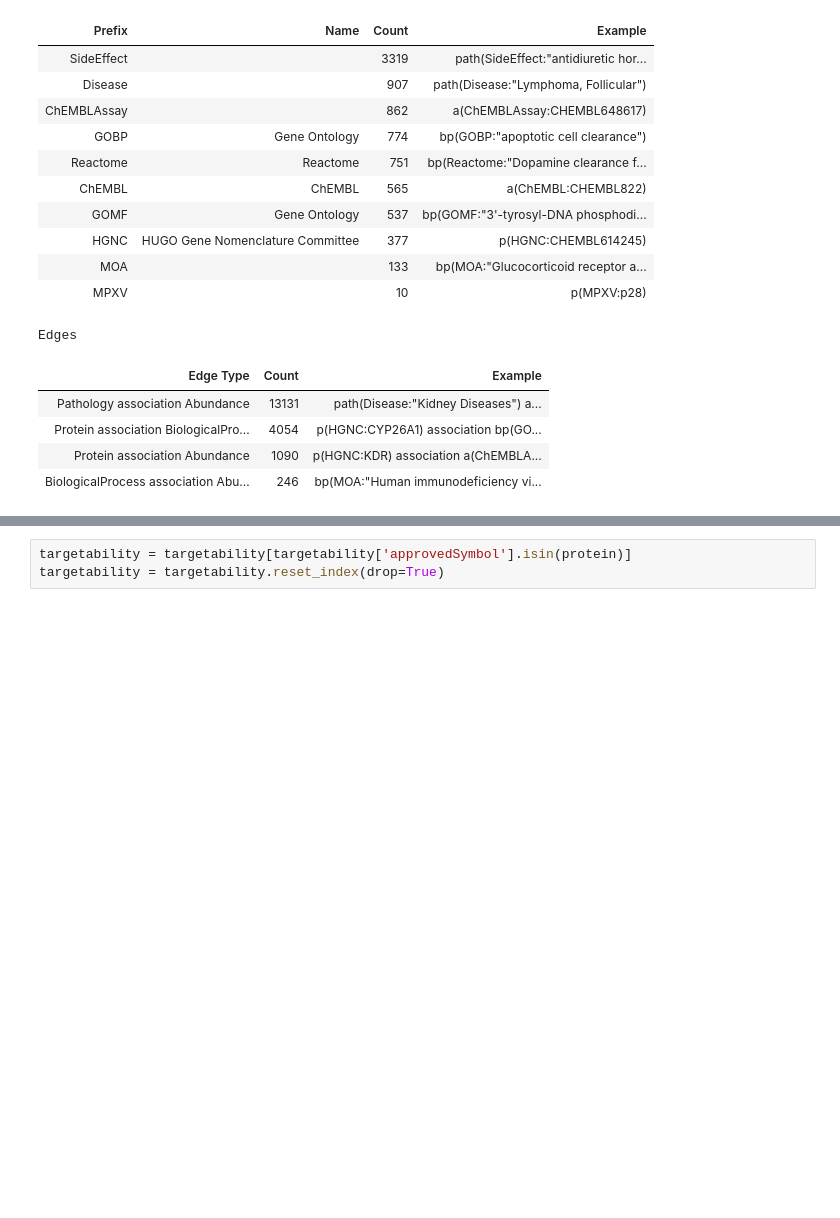
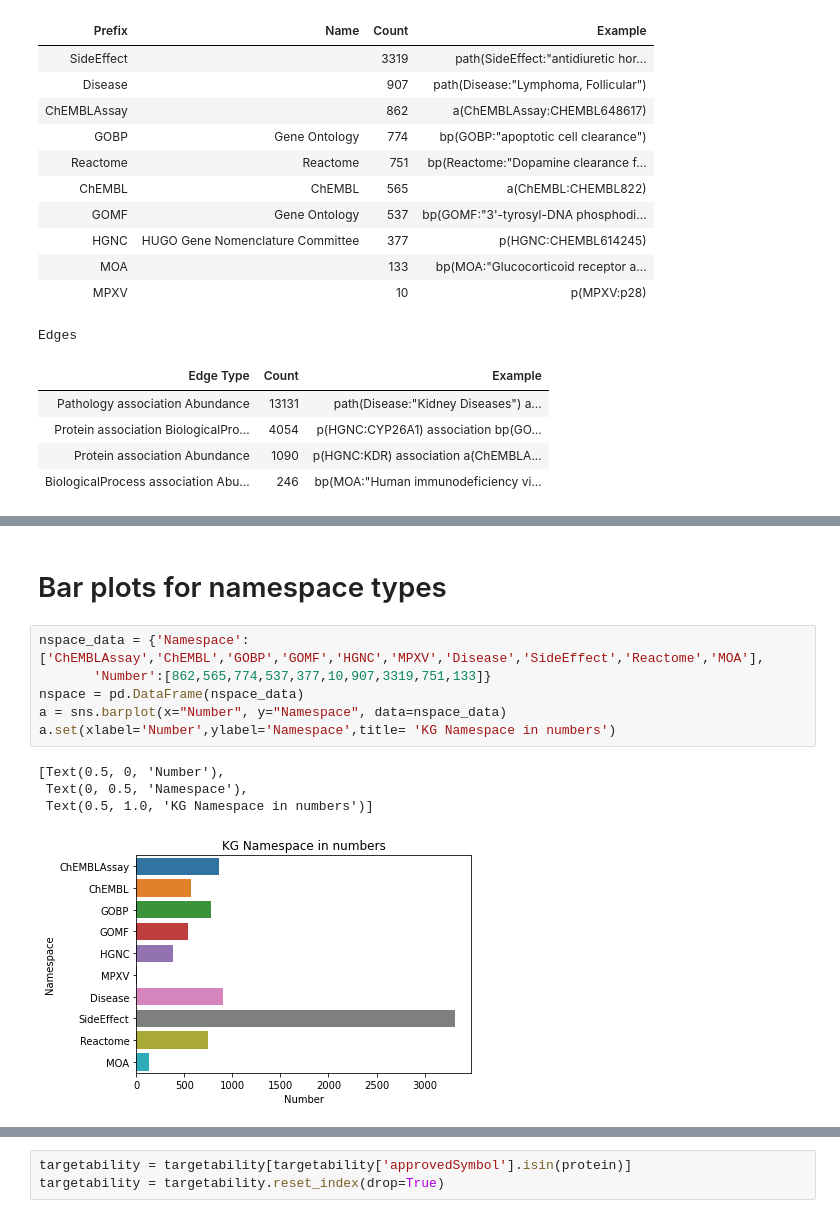
Before and after one commit to Fraunhofer-ITMP/mpox-kg, a Jupyter notebook: graph.ipynb, the cells around one changed output, grey strips where cells are left out. Cells and saved outputs as stored; diff of their text form; blank space fills up the shorter version.

```diff
--- a/graph.ipynb
+++ b/graph.ipynb
@@ -513,0 +621,13 @@ mpox_graph
+# %% [markdown]
+# Bar plots for namespace types
+# %%
+nspace_data = {'Namespace':['ChEMBLAssay','ChEMBL','GOBP','GOMF','HGNC','MPXV','Disease','SideEffect','Reactome','MOA'],
+       'Number':[862,565,774,537,377,10,907,3319,751,133]}
+nspace = pd.DataFrame(nspace_data)
+a = sns.barplot(x="Number", y="Namespace", data=nspace_data)
+a.set(xlabel='Number',ylabel='Namespace',title= 'KG Namespace in numbers')
+# %% [output]
+[Text(0.5, 0, 'Number'),
+ Text(0, 0.5, 'Namespace'),
+ Text(0.5, 1.0, 'KG Namespace in numbers')]
+[figure, added]
```
Also changed, not shown: parts of 80 cells of this notebook, 16 other files.
